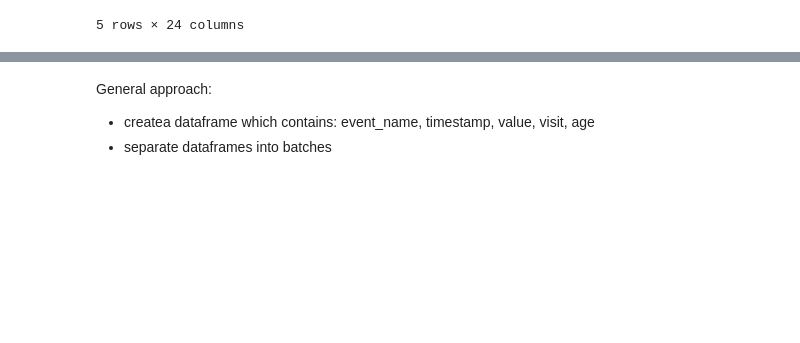
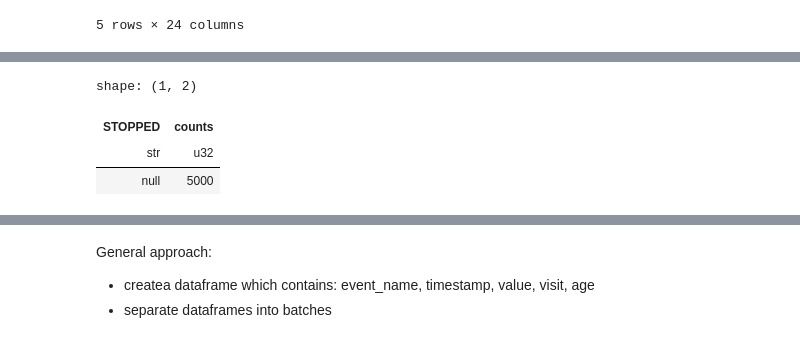
Before and after one commit to kirilklein/ehr_preprocess, a Jupyter notebook: notebooks/explore/mimic3.ipynb, the cells around one changed output, grey strips where cells are left out. Drawn from its saved outputs; the diff is of its cells as text; code cells hidden in the pictures; blank space fills up the shorter version.

```diff
--- a/notebooks/explore/mimic3.ipynb
+++ b/notebooks/explore/mimic3.ipynb
@@ -113,0 +158,7 @@ df_cg = pd.read_csv(join(mimic_path, 'CAREGIVERS.csv.gz'), compression='gzip')
+# %%
+df_ps['STOPPED'].value_counts()
+# %% [output]
+shape: (1, 2)
+| STOPPED | counts |
+| str | u32 |
+| null | 5000 |
```
Also changed, not shown: parts of 14 cells of this notebook, 1 other file.
